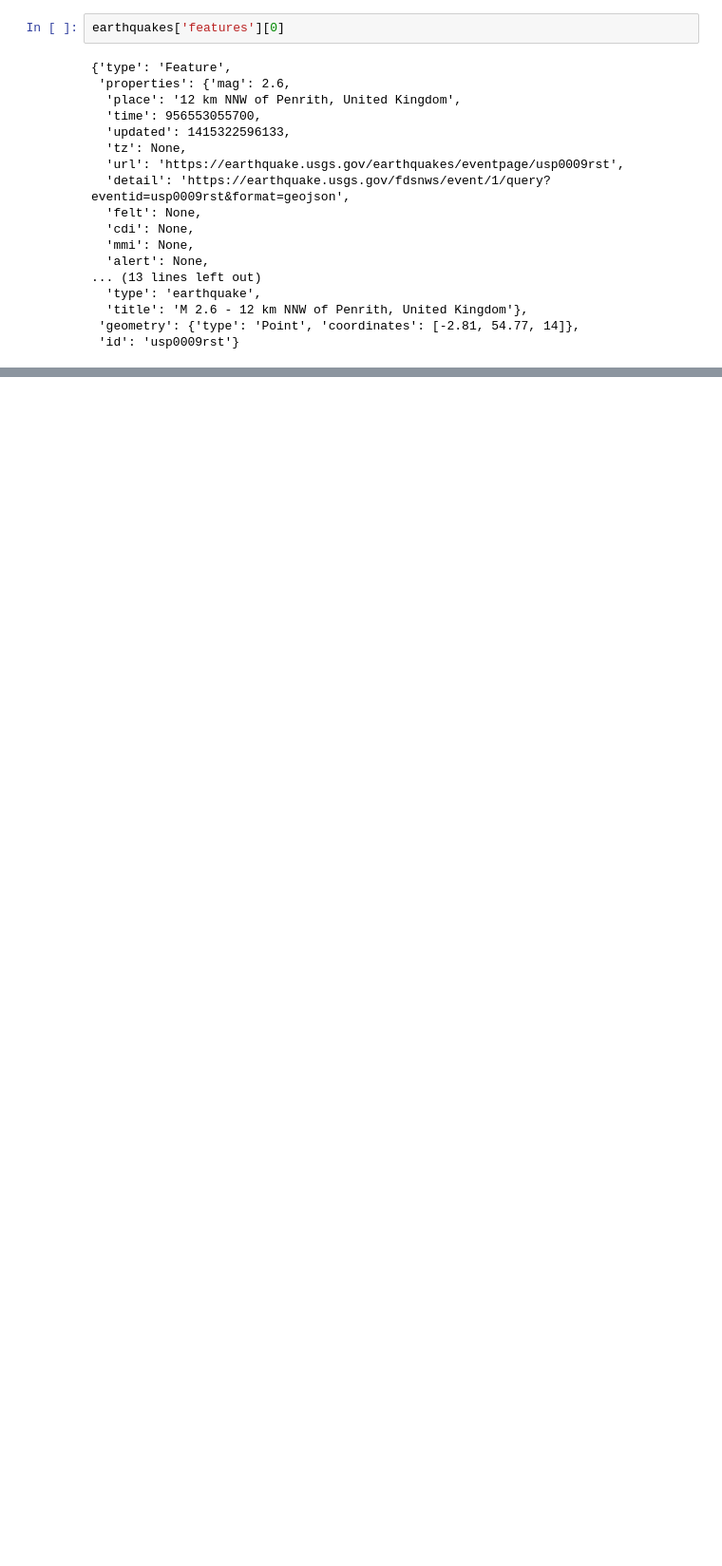
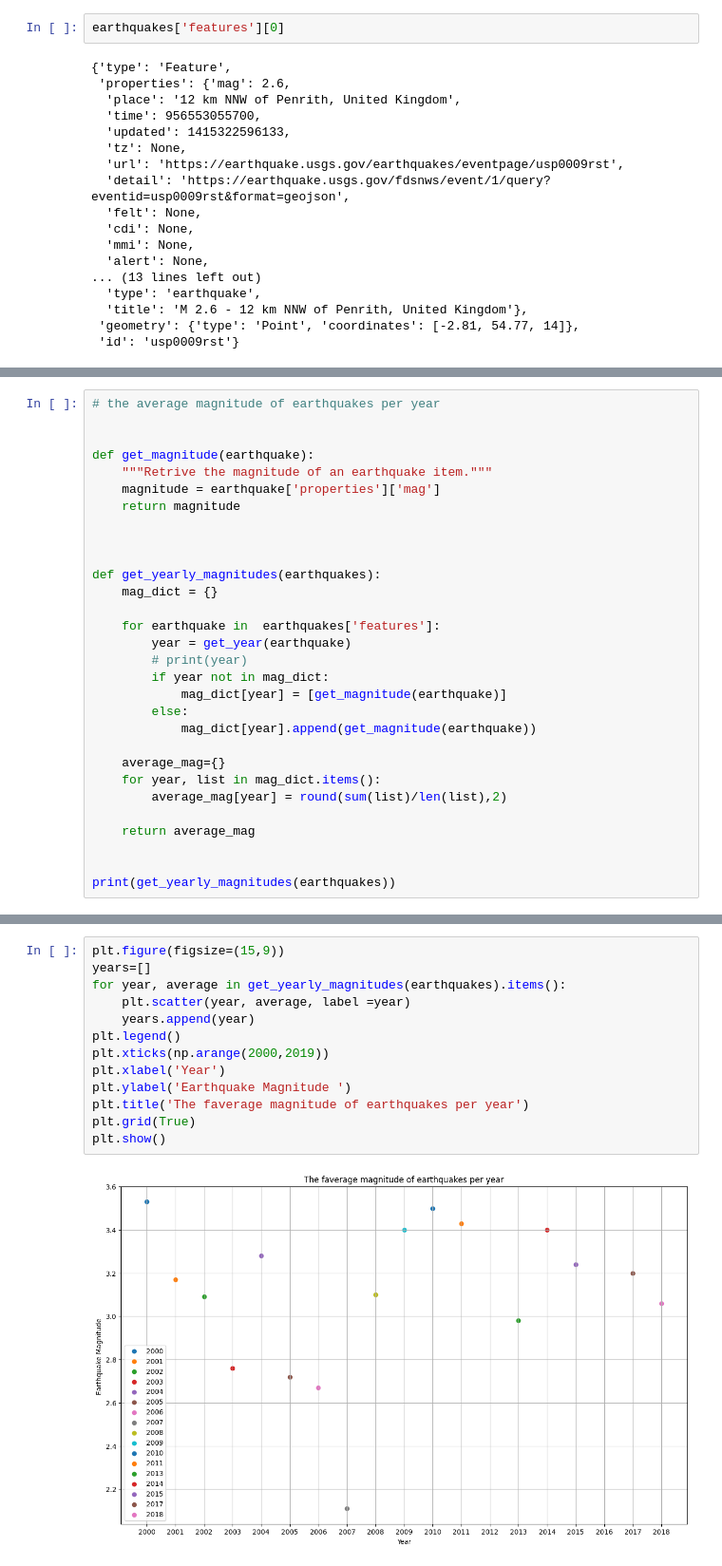
Before and after one commit to UCL-COMP0233-24-25/earthquakes, a Jupyter notebook: earthquakes.ipynb, the cells around one changed output, grey strips where cells are left out. Shown: that part at 95% size. Saved outputs shown, nothing was run; the diff lists cells and outputs as text; blank space fills up the shorter version.

```diff
--- a/earthquakes.ipynb
+++ b/earthquakes.ipynb
@@ -64,0 +110,30 @@ def get_time(earthquake):
+# %%
+# the average magnitude of earthquakes per year
+
+
+def get_magnitude(earthquake):
+    """Retrive the magnitude of an earthquake item."""
+    magnitude = earthquake['properties']['mag']
+    return magnitude
+
+
+
+def get_yearly_magnitudes(earthquakes):
+    mag_dict = {}
+
+    for earthquake in  earthquakes['features']:
+        year = get_year(earthquake)
+        # print(year)
+        if year not in mag_dict:
+            mag_dict[year] = [get_magnitude(earthquake)]
+        else:
+            mag_dict[year].append(get_magnitude(earthquake))
+
+    average_mag={}
+    for year, list in mag_dict.items():
+        average_mag[year] = round(sum(list)/len(list),2)
+
+    return average_mag
+
+
+print(get_yearly_magnitudes(earthquakes))
@@ -64,0 +142,15 @@ def get_time(earthquake):
+# %%
+plt.figure(figsize=(15,9))
+years=[]
+for year, average in get_yearly_magnitudes(earthquakes).items():
+    plt.scatter(year, average, label =year)
+    years.append(year)
+plt.legend()
+plt.xticks(np.arange(2000,2019))
+plt.xlabel('Year')
+plt.ylabel('Earthquake Magnitude ')
+plt.title('The faverage magnitude of earthquakes per year')
+plt.grid(True)
+plt.show()
+# %% [output]
+[figure, added]
```
Also changed, not shown: parts of 8 cells of this notebook.
